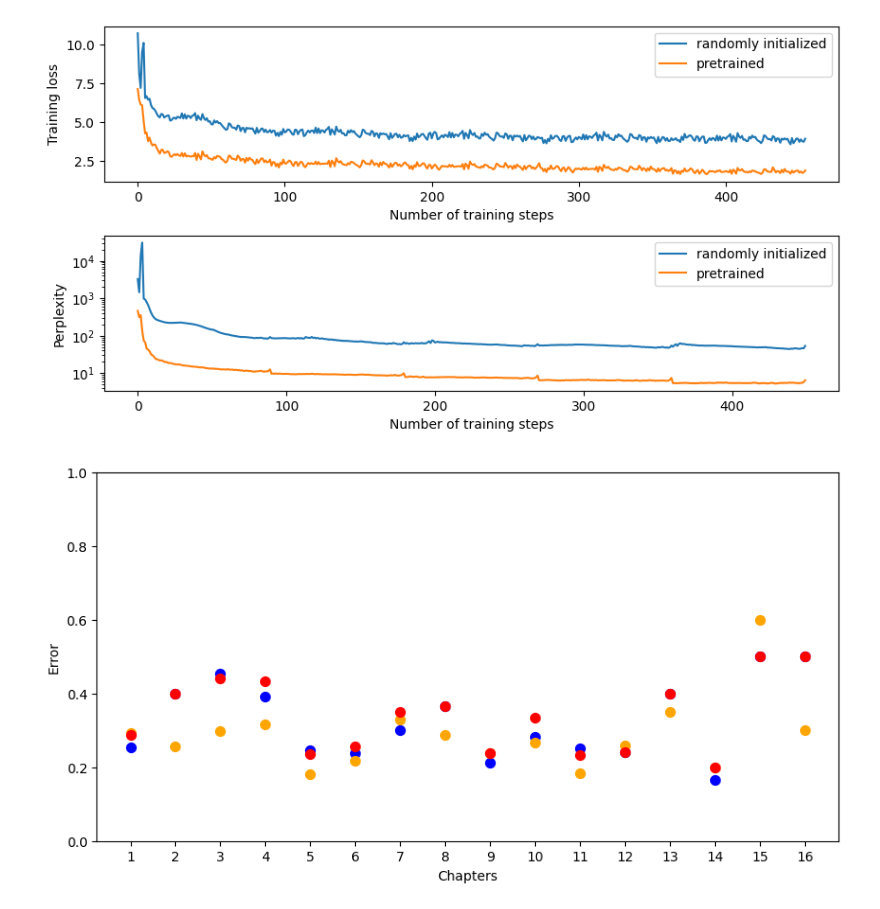
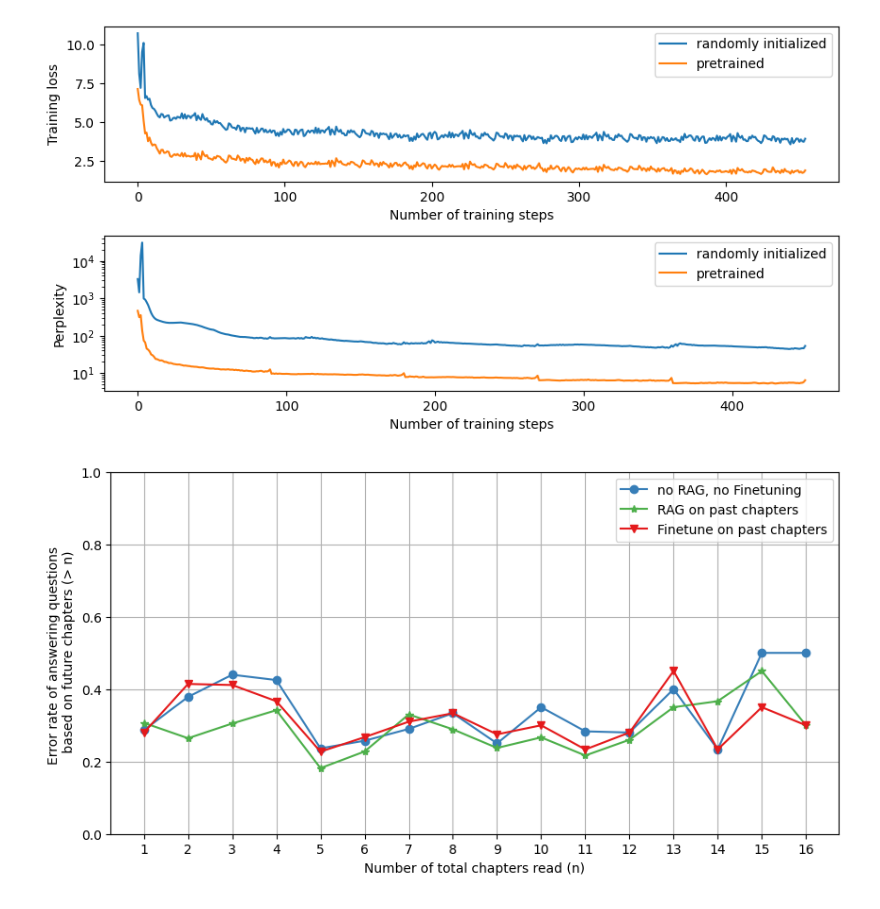
Before and after one commit to Laknath1996/RAG-exps, a Jupyter notebook: src/figures.ipynb, the cells around one changed output. Cells and saved outputs as stored; diff of their text form; code cells hidden in the pictures.

```diff
--- a/src/figures.ipynb
+++ b/src/figures.ipynb
@@ -112,32 +112,37 @@ def get_results(filename):
 # %%
 fig, ax = plt.subplots(1, 1, figsize=(10, 5))
 T = 17
 
-t, k, truths, preds = get_results('results')
+t, k, truths, preds = get_results('vanilla')
+perr = []
 for i in range(T-1):
     truths_t = np.concatenate([truths[idx] for idx in np.where(t == i)[0]])
     preds_t = np.concatenate([preds[idx] for idx in np.where(t == i)[0]])
-    perr = np.mean(truths_t != preds_t)
-    ax.scatter([i+1], [perr], color='blue', s=50)
+    perr.append(np.mean(truths_t != preds_t))
+ax.plot(range(1, T), perr, color='#377eb8', label='no RAG, no Finetuning', marker='o')
 
-t, k, truths, preds = get_results('full_rag_results')
+t, k, truths, preds = get_results('rag')
+perr = []
 for i in range(T-1):
     truths_t = np.concatenate([truths[idx] for idx in np.where(t == i)[0]])
     preds_t = np.concatenate([preds[idx] for idx in np.where(t == i)[0]])
-    perr = np.mean(truths_t != preds_t)
-    ax.scatter([i+1], [perr], color='orange', s=50)
+    perr.append(np.mean(truths_t != preds_t))
+ax.plot(range(1, T), perr, color='#4daf4a', label='RAG on past chapters', marker='*')
 
-# t, k, truths, preds = get_results('v1_results')
-# for i in range(T-1):
-#     truths_t = np.concatenate([truths[idx] for idx in np.where(t == i)[0]])
-#     preds_t = np.concatenate([preds[idx] for idx in np.where(t == i)[0]])
-#     perr = np.mean(truths_t != preds_t)
-#     ax.scatter([i+1], [perr], color='red', s=50)
+t, k, truths, preds = get_results('ft')
+perr = []
+for i in range(T-1):
+    truths_t = np.concatenate([truths[idx] for idx in np.where(t == i)[0]])
+    preds_t = np.concatenate([preds[idx] for idx in np.where(t == i)[0]])
+    perr.append(np.mean(truths_t != preds_t))
+ax.plot(range(1, T), perr, color='#e41a1c', label='Finetune on past chapters', marker='v')
 
 ax.set_xticks(range(1, T))
-ax.set_ylabel("Error")
-ax.set_xlabel("Chapters")
+ax.set_ylabel("Error rate of answering questions \n based on future chapters (> n)")
+ax.set_xlabel("Number of total chapters read (n)")
 ax.set_ylim([0, 1])
+ax.legend()
+ax.grid()
 plt.show()
 # %% [output]
-[figure, old version]
+[figure, new version]
```
Also changed, not shown: 6 other files.
